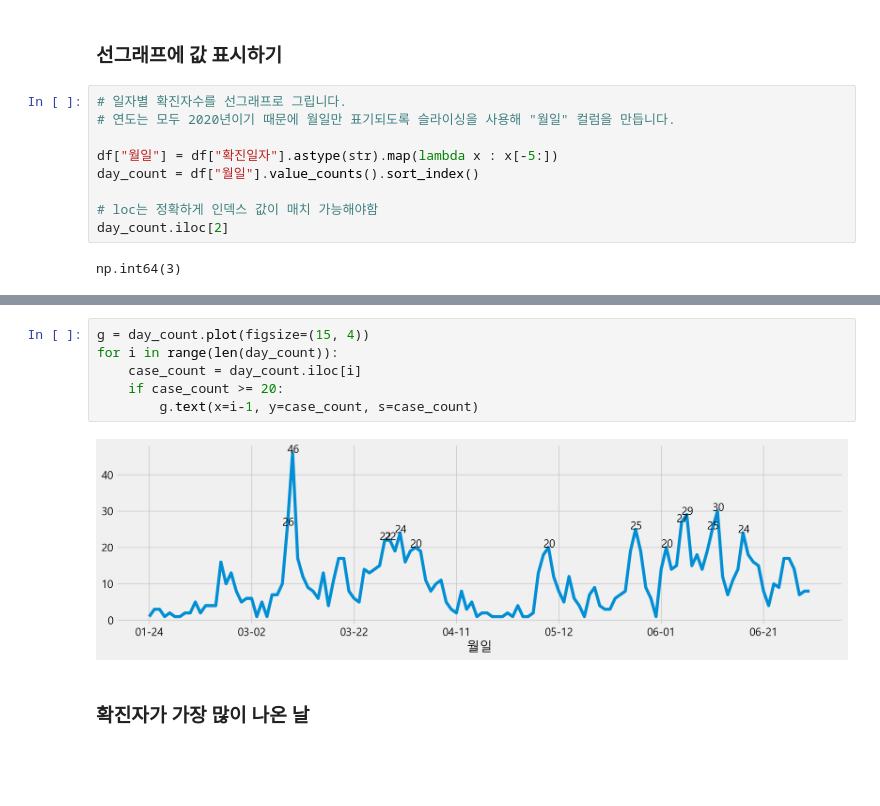
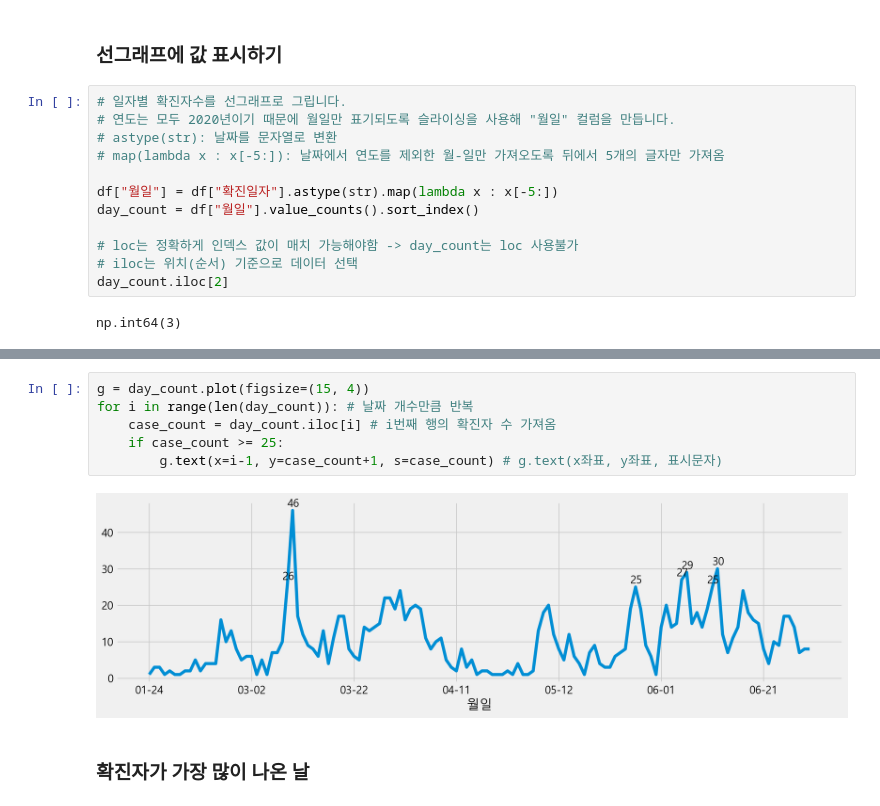
Before and after one commit to nz663633/data-analysis-viz, a Jupyter notebook: seoul-covid-19-02-eda-input.ipynb, the cells around one changed output, grey strips where cells are left out. Cells and saved outputs as stored; diff of their text form; blank space fills up the shorter version.

```diff
--- a/seoul-covid-19-02-eda-input.ipynb
+++ b/seoul-covid-19-02-eda-input.ipynb
@@ -181,11 +181,14 @@ plt.axhline(30, color="red", linestyle="--") # y=30 위치에 빨간 가로 점
 # %%
 # 일자별 확진자수를 선그래프로 그립니다.
 # 연도는 모두 2020년이기 때문에 월일만 표기되도록 슬라이싱을 사용해 "월일" 컬럼을 만듭니다.
+# astype(str): 날짜를 문자열로 변환
+# map(lambda x : x[-5:]): 날짜에서 연도를 제외한 월-일만 가져오도록 뒤에서 5개의 글자만 가져옴
 
 df["월일"] = df["확진일자"].astype(str).map(lambda x : x[-5:])
 day_count = df["월일"].value_counts().sort_index()
 
-# loc는 정확하게 인덱스 값이 매치 가능해야함
+# loc는 정확하게 인덱스 값이 매치 가능해야함 -> day_count는 loc 사용불가
+# iloc는 위치(순서) 기준으로 데이터 선택
 day_count.iloc[2]
 # %% [output]
 np.int64(3)
@@ -212,12 +215,12 @@ for i in range(len(day_count)):
 129 8
 # %%
 g = day_count.plot(figsize=(15, 4))
-for i in range(len(day_count)):
-    case_count = day_count.iloc[i]
-    if case_count >= 20:
-        g.text(x=i-1, y=case_count, s=case_count)
+for i in range(len(day_count)): # 날짜 개수만큼 반복
+    case_count = day_count.iloc[i] # i번째 행의 확진자 수 가져옴
+    if case_count >= 25:
+        g.text(x=i-1, y=case_count+1, s=case_count) # g.text(x좌표, y좌표, 표시문자)
 # %% [output]
-[figure, old version]
+[figure, new version]
 # %% [markdown]
 ### 확진자가 가장 많이 나온 날
 # %%
```
Also changed, not shown: parts of 1 cell of this notebook.
